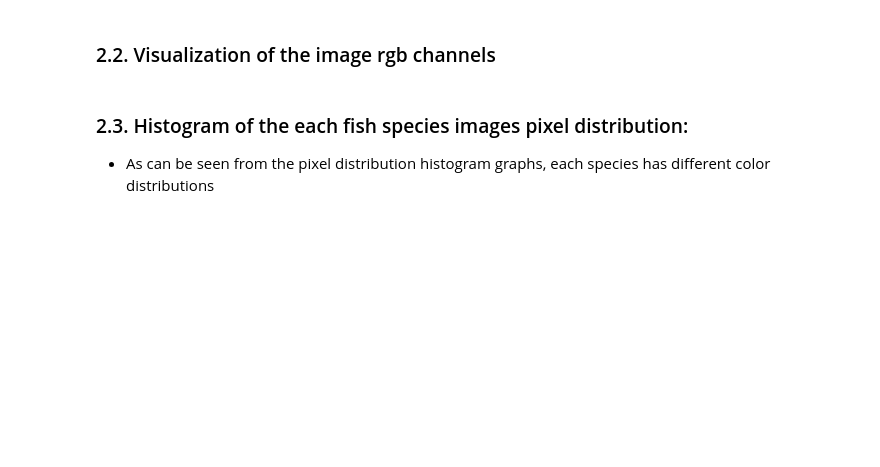
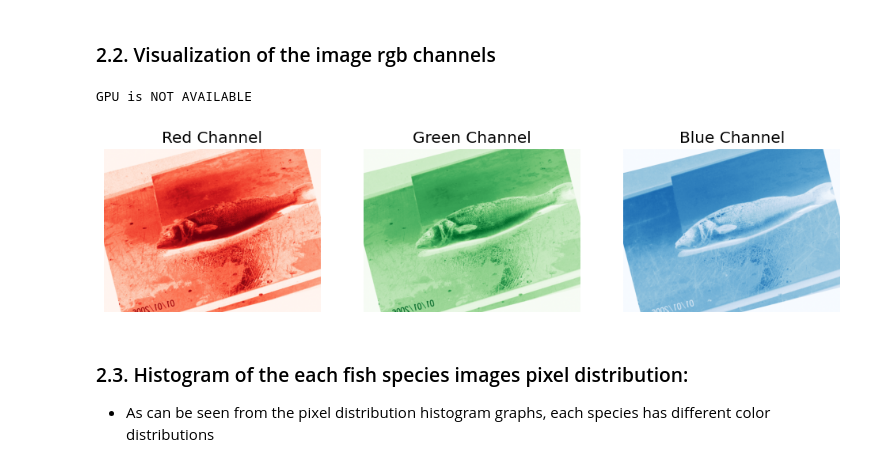
Before and after one commit to djouharadgb/fish-species-classification-model, a Jupyter notebook: TP6.ipynb, the cells around one changed output. Saved outputs shown, nothing was run; the diff lists cells and outputs as text; code cells hidden in the pictures; blank space fills up the shorter version.

```diff
--- a/TP6.ipynb
+++ b/TP6.ipynb
@@ -273,9 +323,15 @@ def display_rgb_channels(image_path: str) -> None:
 
 
     plt.show()
+# %%
+print("GPU is", "available" if tf.config.list_physical_devices('GPU') else "NOT AVAILABLE")
+# %% [output]
+GPU is NOT AVAILABLE
 # %%
-sample_image = "./TP6/Fish_Dataset/Fish_Dataset/Sea Bass/Sea Bass/00026.png"
+sample_image = "./dataset/Sea Bass/00026.png"
 display_rgb_channels(sample_image)
+# %% [output]
+[figure, added]
 # %% [markdown]
 ### 2.3. Histogram of the each fish species images pixel distribution:
 
```
Also changed, not shown: parts of 16 cells of this notebook, 12 other files.
